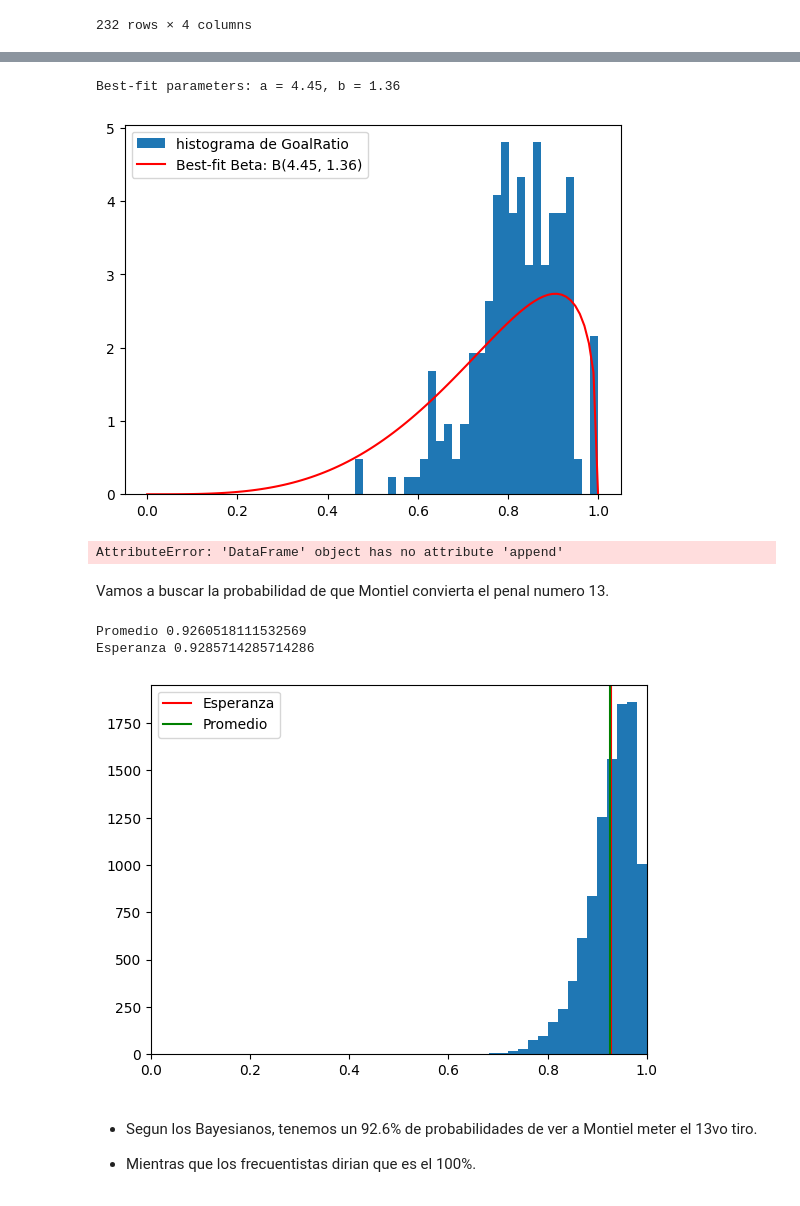
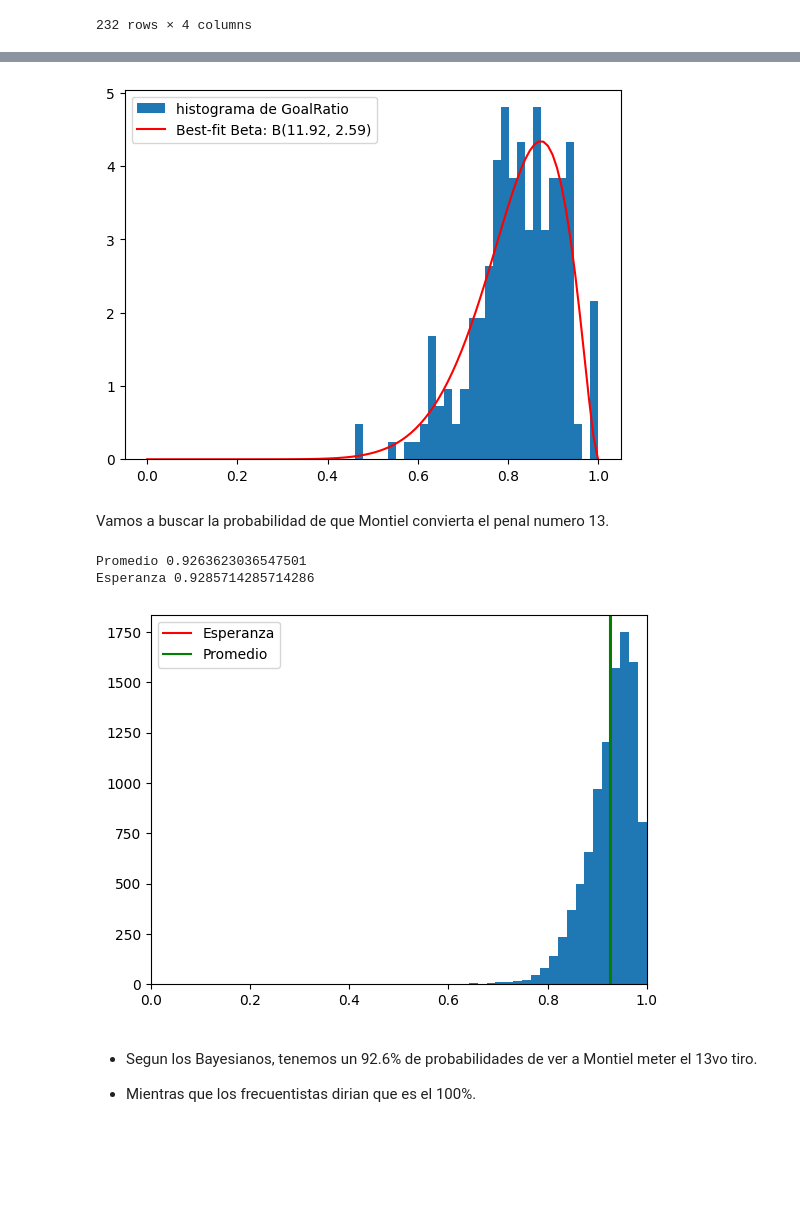
Before and after one commit to MatiMoran/EstimacionBayesiana, a Jupyter notebook: entregables/1/entrega_1_con_player_data.ipynb, the cells around one changed output, grey strips where cells are left out. Drawn from its saved outputs; the diff is of its cells as text; code cells hidden in the pictures; blank space fills up the shorter version.

```diff
--- a/entregables/1/entrega_1_con_player_data.ipynb
+++ b/entregables/1/entrega_1_con_player_data.ipynb
@@ -78,0 +111,5 @@ plt.show()
+# %%
+# generamos numericamente 10000 samples de la distribucion beta de prior
+prior_naive_samples = np.random.beta(prior_naive_alpha, prior_naive_beta, 10000)
+x = np.linspace(0, 1, 30)
+y_naive = beta.pdf(x, prior_naive_alpha, prior_naive_beta)
@@ -233,13 +327,0 @@ df_arg
-# %%
-
-
-hist, bin_edges = np.histogram(df_arg['GoalRatio'], bins=np.unique(df_arg['GoalRatio']))
-alpha_0, beta_0 = fit_beta_distribution(bin_edges[:-1], hist)
-
-x = np.linspace(0, 1, 100)
-y = beta_pdf(x, alpha_0, beta_0)
-plt.hist(df_arg['GoalRatio'], label='histograma de GoalRatio', bins=20, density=True)
-plt.plot(x, y, 'r-', label='Best-fit Beta: B({:.2f}, {:.2f})'.format(alpha_0, beta_0))
-plt.legend()
-plt.xlim(-0.05, 1.05)
-plt.show()
@@ -303,66 +375,49 @@ plt.show()
 # %%
+def estimate_alpha_beta(x):
+    mean_x = np.mean(x)
+    var_x = np.var(x)
+    alpha_est = mean_x * (mean_x * (1 - mean_x) / var_x - 1)
+    beta_est = (1 - mean_x) * (mean_x * (1 - mean_x) / var_x - 1)
+    return alpha_est, beta_est
 
-def beta_pdf(x, a, b):
-    return beta.pdf(x, a, b)
-
-def fit_beta_distribution(x, y):
-    popt, pcov = curve_fit(beta_pdf, x, y)
-    return popt[0], popt[1]
-
-
-hist, bin_edges = np.histogram(df_europe['GoalRatio'], bins=np.unique(df_europe['GoalRatio']))
-alpha_0, beta_0 = fit_beta_distribution(bin_edges[:-1], hist)
+prior_players_alpha, prior_players_beta = estimate_alpha_beta(df_europe['GoalRatio'])
 
 x = np.linspace(0, 1, 100)
-y = beta_pdf(x, alpha_0, beta_0)
+y = beta.pdf(x, prior_players_alpha, prior_players_beta)
 plt.hist(df_europe['GoalRatio'], label='histograma de GoalRatio', bins=30, density=True)
-plt.plot(x, y, 'r-', label='Best-fit Beta: B({:.2f}, {:.2f})'.format(alpha_0, beta_0))
+plt.plot(x, y, 'r-', label='Best-fit Beta: B({:.2f}, {:.2f})'.format(prior_players_alpha, prior_players_beta))
 plt.legend()
 plt.xlim(-0.05, 1.05)
 plt.show()
 # %% [output]
-Best-fit parameters: a = 4.45, b = 1.36
-[figure, old version]
+[figure, new version]
-# %%
-# Prior Campeones del mundo
-df_arg = pd.DataFrame({"Player":[], "Goals":[], "Misses":[], "GoalRatio":[]})
-
-df_arg = df_arg.append({"Player":"FrancoArmani", "Goals":0, "Misses":0, "GoalRatio":0}, ignore_index=True)
-
-naive_prior_alpha = 13
-naive_prior_beta = 4
-
-naive_post_alpha = naive_prior_alpha + montiel_penalty_goals
-naive_post_alpha = naive_prior_beta + montiel_penalty_misses
-# %% [output]
-AttributeError: 'DataFrame' object has no attribute 'append'
 # %% [markdown]
 Vamos a buscar la probabilidad de que Montiel convierta el penal numero 13.
 # %%
 # Generamos unos titas randoms.
 # A partir de esos titas simulamos la cantidad de goles hechos.
 # Estos goles los guardamos en "tiros".
-samples = np.array([])
+samples_naive = np.array([])
 for i in range(1,10000):
     tita = np.random.beta(25, 2)
-    samples = np.append(samples, tita)
+    samples_naive = np.append(samples_naive, tita)
 
 
 # Calculamos la mediana y el promedio de "tiros"
-mean= np.mean(samples)
-print("Promedio", mean)
+naive_mean= np.mean(samples_naive)
+print("Promedio", naive_mean)
 print("Esperanza", 13 / (13+1))     # E = alpha / alpha + beta
 fig, ax = plt.subplots(1)
-ax.hist(samples, bins = 20)
+ax.hist(samples_naive, bins = 20)
 ax.set_xlim(0,1)
 ax.axvline(13 / (13+1), color ="red", label = "Esperanza")
-ax.axvline(mean, color = "green", linestyle = "-", label = "Promedio")
+ax.axvline(naive_mean, color = "green", linestyle = "-", label = "Promedio")
 ax.legend()
 plt.show()
 # %% [output]
-Promedio 0.9260518111532569
+Promedio 0.9263623036547501
 Esperanza 0.9285714285714286
-[figure, old version]
+[figure, new version]
 # %% [markdown]
 - Segun los Bayesianos, tenemos un 92.6% de probabilidades de ver a Montiel meter el 13vo tiro.
 
```
Also changed, not shown: parts of 19 cells of this notebook, 28 other files.
